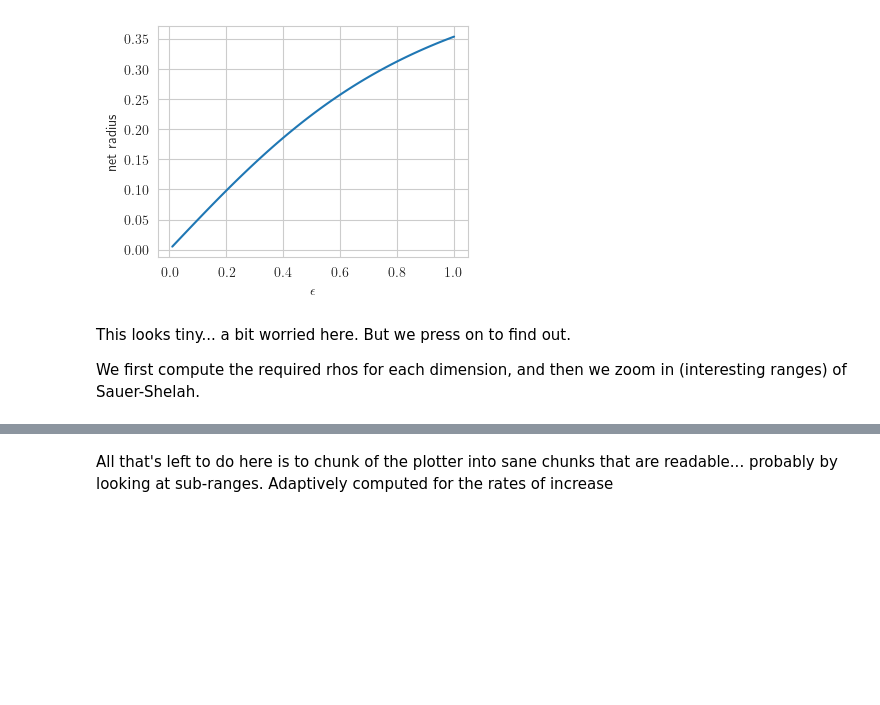
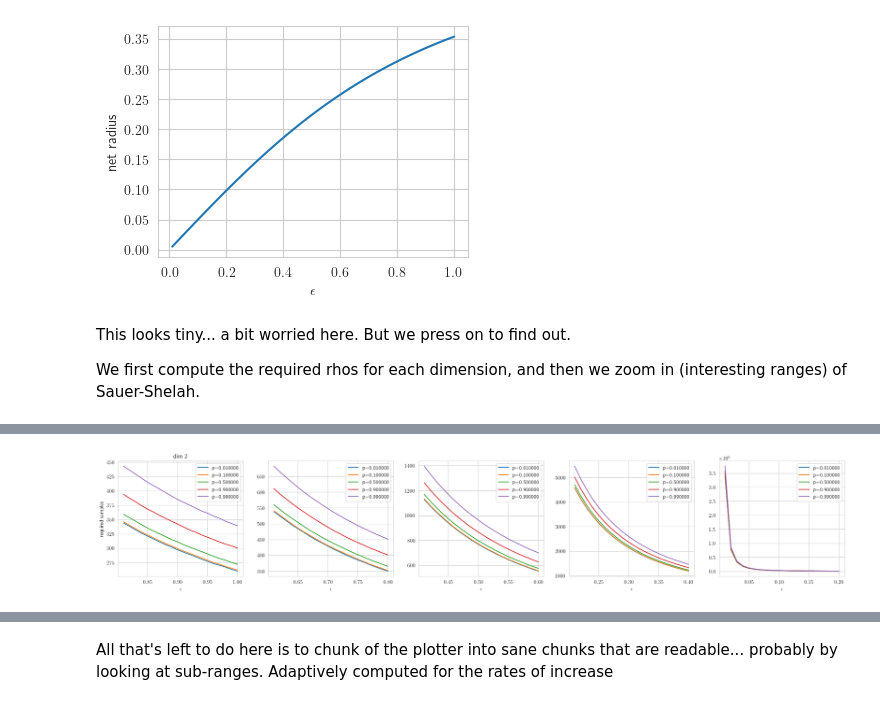
Before and after one commit to robustrobotics/nonasymptotic-mp, a Jupyter notebook: notebooks/designing_tractable_experiments.ipynb, the cells around one changed output, grey strips where cells are left out. Drawn from its saved outputs; the diff is of its cells as text; code cells hidden in the pictures; blank space fills up the shorter version.

```diff
--- a/notebooks/designing_tractable_experiments.ipynb
+++ b/notebooks/designing_tractable_experiments.ipynb
@@ -90,0 +166,4 @@ plt.show()
+# %%
+_one_dimension_iteration(2, success_probs, rhos)
+# %% [output]
+[figure, added]
```
Also changed, not shown: parts of 16 cells of this notebook.
